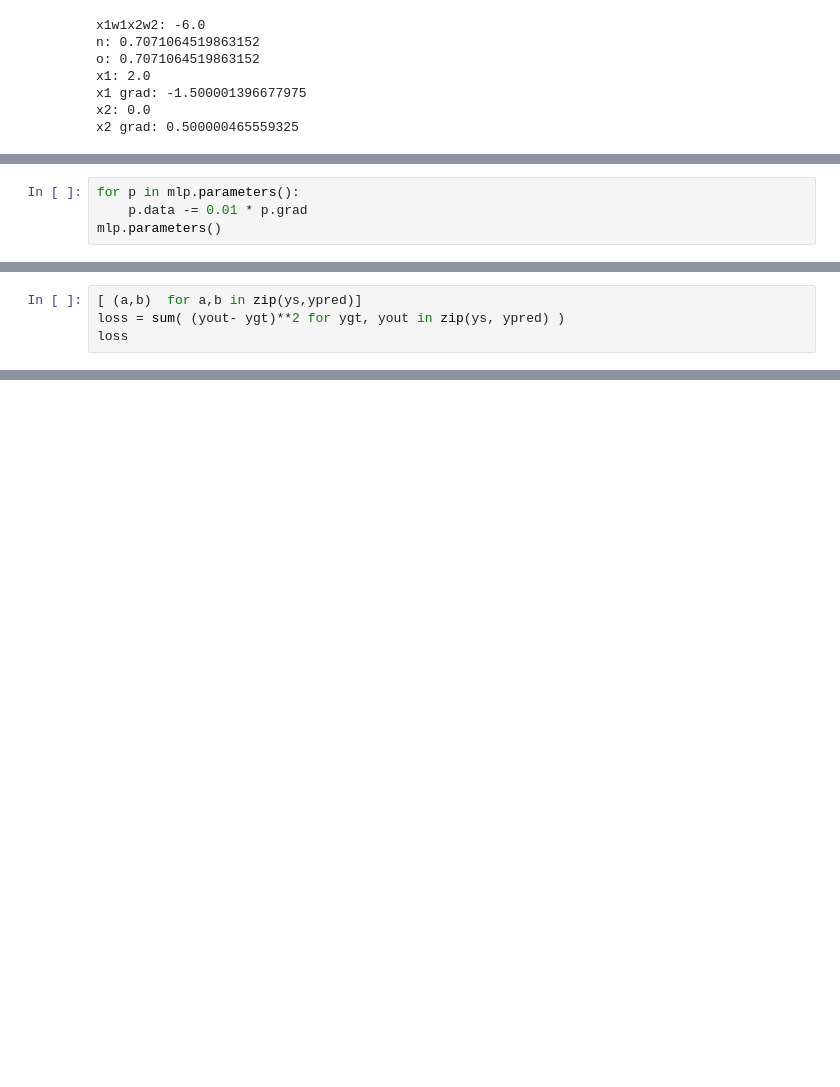
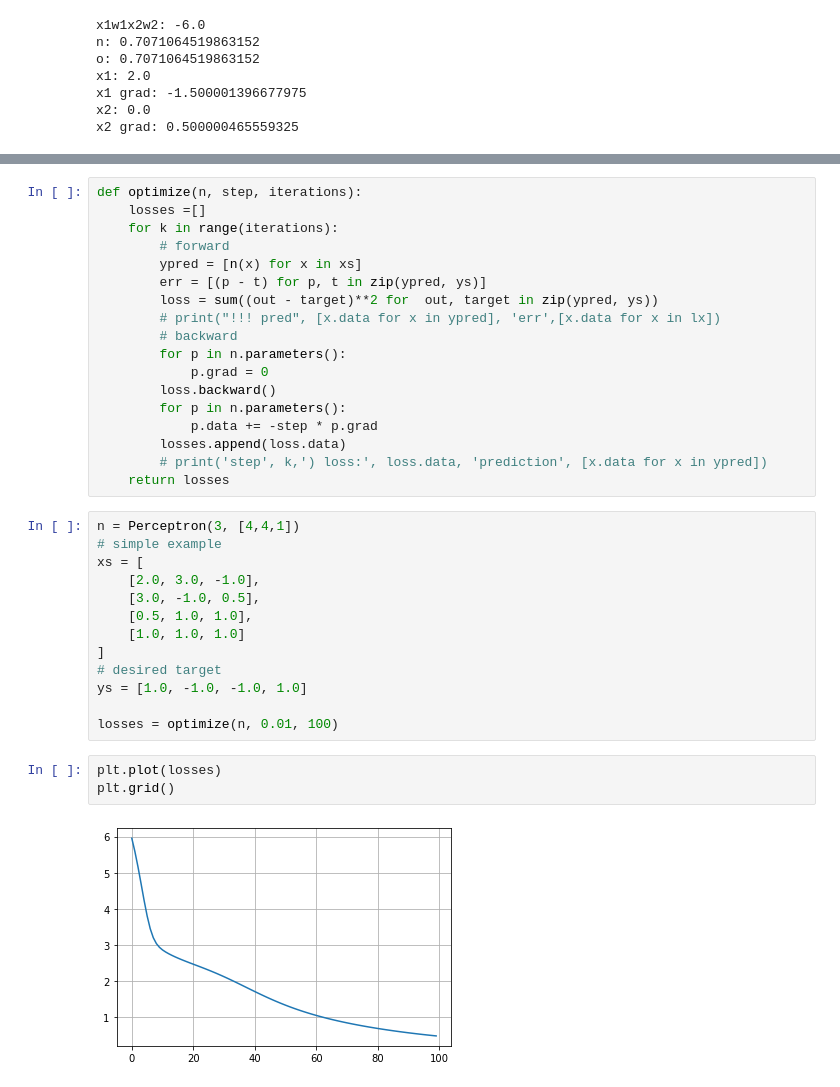
Before and after one commit to hugomatic/misc, a Jupyter notebook: ai/micrograd/ai.ipynb, the cells around one changed output, grey strips where cells are left out. Cells and saved outputs as stored; diff of their text form; blank space fills up the shorter version.

Commit message:
optimize!

```diff
--- a/ai/micrograd/ai.ipynb
+++ b/ai/micrograd/ai.ipynb
@@ -410,4 +377,0 @@ mlp.parameters()
-# %%
-for p in mlp.parameters():
-    p.data -= 0.01 * p.grad
-mlp.parameters()
@@ -450,4 +377,0 @@ ypred
-# %%
-[ (a,b)  for a,b in zip(ys,ypred)]
-loss = sum( (yout- ygt)**2 for ygt, yout in zip(ys, ypred) )
-loss
@@ -455,0 +390,36 @@ v(data=7.733546655597541)
+# %%
+def optimize(n, step, iterations):
+    losses =[]
+    for k in range(iterations):
+        # forward
+        ypred = [n(x) for x in xs]
+        err = [(p - t) for p, t in zip(ypred, ys)]
+        loss = sum((out - target)**2 for  out, target in zip(ypred, ys))
+        # print("!!! pred", [x.data for x in ypred], 'err',[x.data for x in lx])
+        # backward
+        for p in n.parameters():
+            p.grad = 0
+        loss.backward()
+        for p in n.parameters():
+            p.data += -step * p.grad
+        losses.append(loss.data)
+        # print('step', k,') loss:', loss.data, 'prediction', [x.data for x in ypred])
+    return losses
+# %%
+n = Perceptron(3, [4,4,1])
+# simple example
+xs = [
+    [2.0, 3.0, -1.0],
+    [3.0, -1.0, 0.5],
+    [0.5, 1.0, 1.0],
+    [1.0, 1.0, 1.0]
+]
+# desired target
+ys = [1.0, -1.0, -1.0, 1.0]
+
+losses = optimize(n, 0.01, 100)
+# %%
+plt.plot(losses)
+plt.grid()
+# %% [output]
+[figure, added]
```
Also changed, not shown: parts of 17 cells of this notebook, 3 other files.
